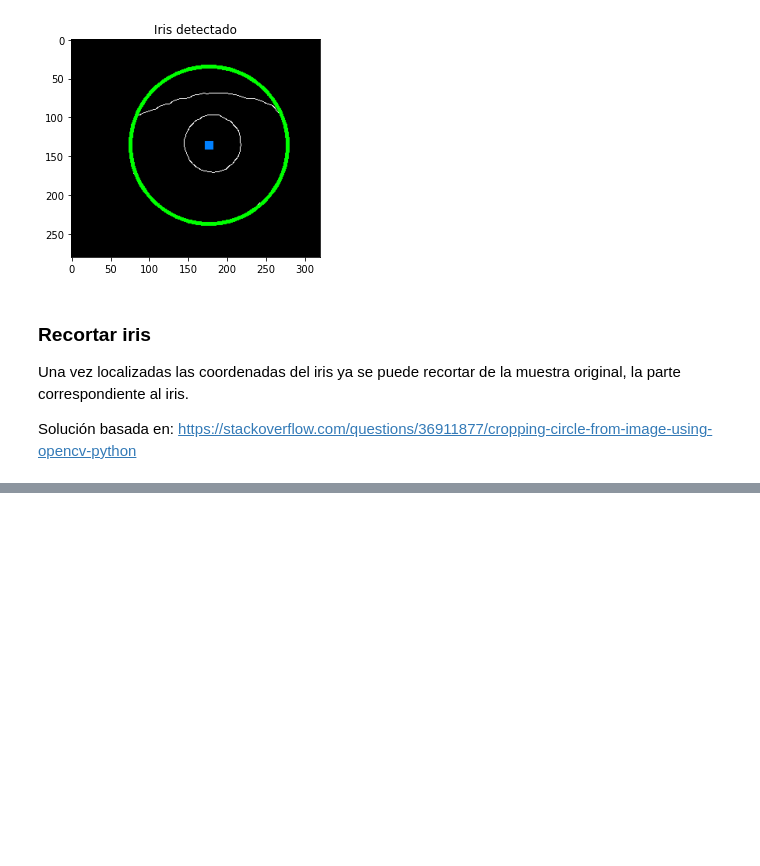
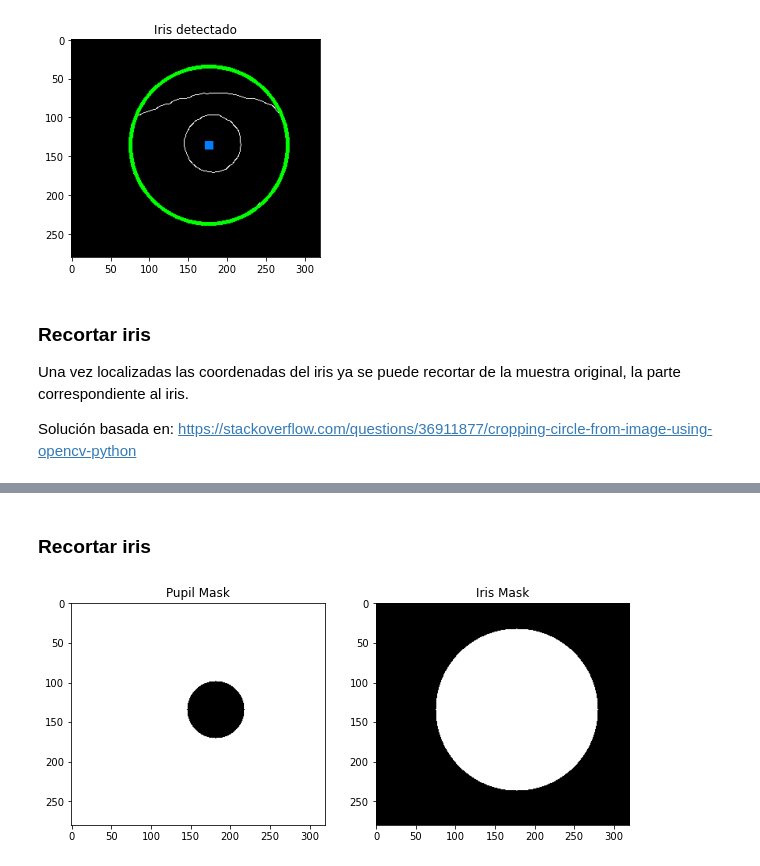
Before and after one commit to dbo1001/UBU-TFG-iris_classifier, a Jupyter notebook: notebooks/#5 Red U-Net.ipynb, the cells around one changed output, grey strips where cells are left out. Drawn from its saved outputs; the diff is of its cells as text; code cells hidden in the pictures; blank space fills up the shorter version.

```diff
--- a/notebooks/#5 Red U-Net.ipynb
+++ b/notebooks/#5 Red U-Net.ipynb
@@ -312,0 +365,20 @@ cv2.destroyAllWindows()
+# %% [markdown]
+### Recortar iris
+# %%
+# creamos la máscara
+height,width = gray_img.shape
+mask = np.zeros((height,width), np.uint8)
+
+# tenemos 2 círculos por lo que se dibujarán sobre la máscara
+pupil_mask = cv2.circle(mask,(x_pupil,y_pupil),radius_pupil,(255,255,255),thickness=-1)
+ret,pupil_mask = cv2.threshold(pupil_mask,127,255,cv2.THRESH_BINARY_INV) # de negro a blanco y viceversa
+
+iris_mask = cv2.circle(mask,(x_iris,y_iris),radius_iris,(255,255,255),thickness=-1)
+
+fig, axes = plt.subplots(1, 2, figsize=(10,10))
+axes[0].imshow(pupil_mask, cmap='gray');
+axes[0].set(title='Pupil Mask')
+axes[1].imshow(iris_mask, cmap='gray');
+axes[1].set(title='Iris Mask');
+# %% [output]
+[figure, added]
```
Also changed, not shown: parts of 7 cells of this notebook.
